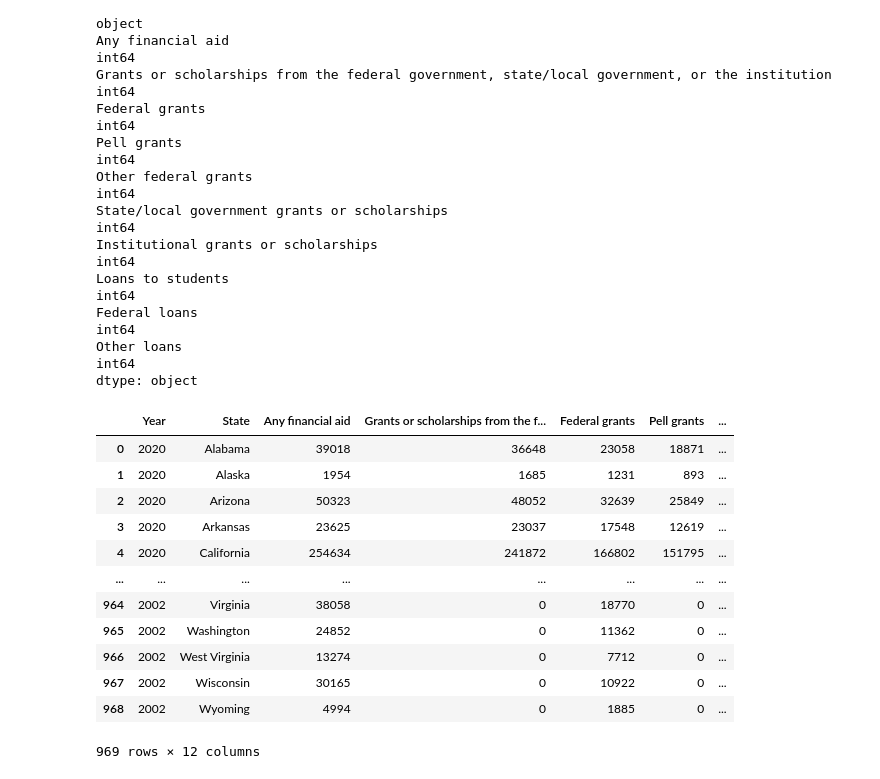
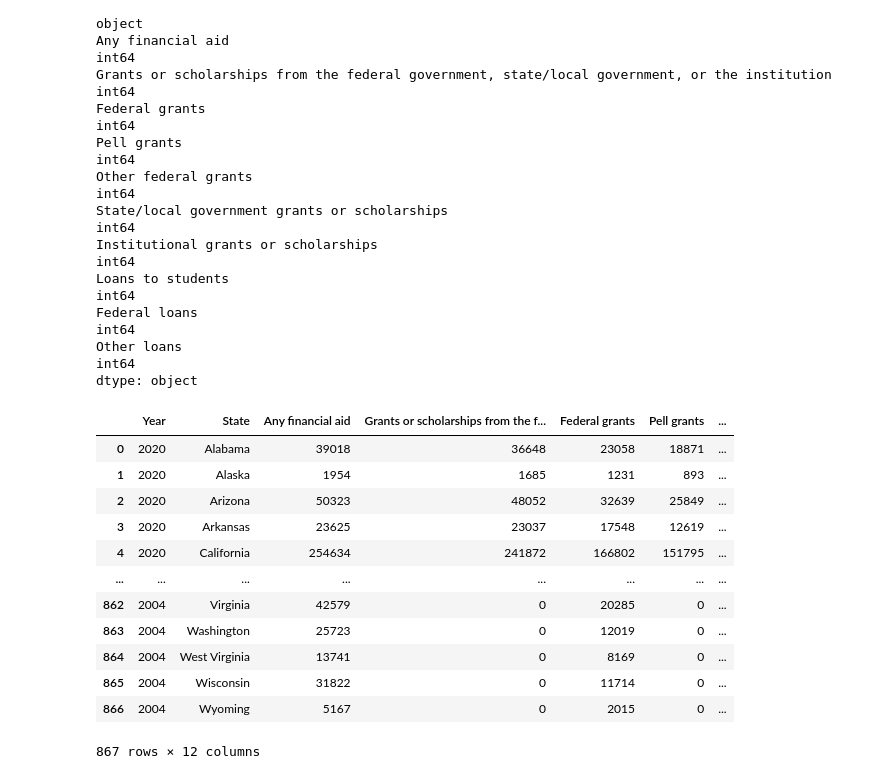
Before and after one commit to brevinowens/solvemined, a Jupyter notebook: Extract.ipynb, the cells around one changed output. Cells and saved outputs as stored; diff of their text form; code cells hidden in the pictures.

```diff
--- a/Extract.ipynb
+++ b/Extract.ipynb
@@ -303,19 +298,3 @@ Loans to students
 Federal loans                                                                                      int64
 Other loans                                                                                        int64
 dtype: object
-# %%
-financial_aid_copy
-# %% [output]
-|  | Year | State | Any financial aid | Grants or scholarships from the f... | Federal grants | Pell grants | ... |
-| 0 | 2020 | Alabama | 39018 | 36648 | 23058 | 18871 | ... |
-| 1 | 2020 | Alaska | 1954 | 1685 | 1231 | 893 | ... |
-| 2 | 2020 | Arizona | 50323 | 48052 | 32639 | 25849 | ... |
-| 3 | 2020 | Arkansas | 23625 | 23037 | 17548 | 12619 | ... |
-| 4 | 2020 | California | 254634 | 241872 | 166802 | 151795 | ... |
-| ... | ... | ... | ... | ... | ... | ... | ... |
-| 964 | 2002 | Virginia | 38058 | 0 | 18770 | 0 | ... |
-| 965 | 2002 | Washington | 24852 | 0 | 11362 | 0 | ... |
-| 966 | 2002 | West Virginia | 13274 | 0 | 7712 | 0 | ... |
-| 967 | 2002 | Wisconsin | 30165 | 0 | 10922 | 0 | ... |
-| 968 | 2002 | Wyoming | 4994 | 0 | 1885 | 0 | ... |
-969 rows × 12 columns
@@ -321,0 +312,17 @@ financial_aid_copy
+# %%
+# Preview the df
+financial_aid_2
+# %% [output]
+|  | Year | State | Any financial aid | Grants or scholarships from the f... | Federal grants | Pell grants | ... |
+| 0 | 2020 | Alabama | 39018 | 36648 | 23058 | 18871 | ... |
+| 1 | 2020 | Alaska | 1954 | 1685 | 1231 | 893 | ... |
+| 2 | 2020 | Arizona | 50323 | 48052 | 32639 | 25849 | ... |
+| 3 | 2020 | Arkansas | 23625 | 23037 | 17548 | 12619 | ... |
+| 4 | 2020 | California | 254634 | 241872 | 166802 | 151795 | ... |
+| ... | ... | ... | ... | ... | ... | ... | ... |
+| 862 | 2004 | Virginia | 42579 | 0 | 20285 | 0 | ... |
+| 863 | 2004 | Washington | 25723 | 0 | 12019 | 0 | ... |
+| 864 | 2004 | West Virginia | 13741 | 0 | 8169 | 0 | ... |
+| 865 | 2004 | Wisconsin | 31822 | 0 | 11714 | 0 | ... |
+| 866 | 2004 | Wyoming | 5167 | 0 | 2015 | 0 | ... |
+867 rows × 12 columns
```
Also changed, not shown: parts of 38 cells of this notebook.
